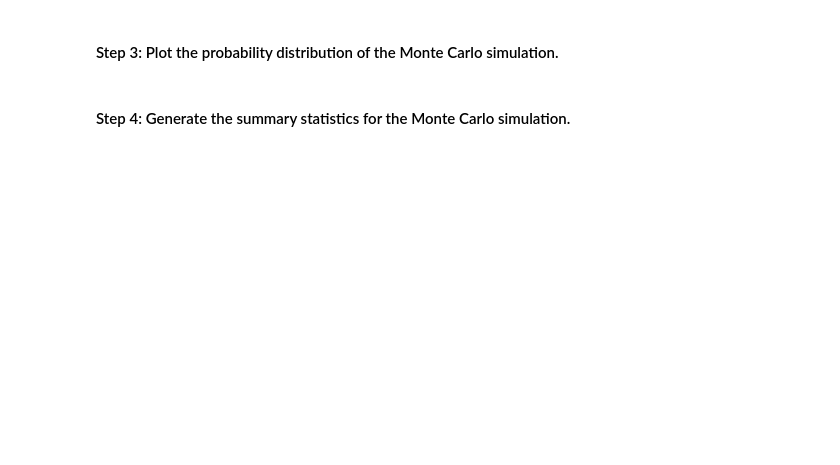
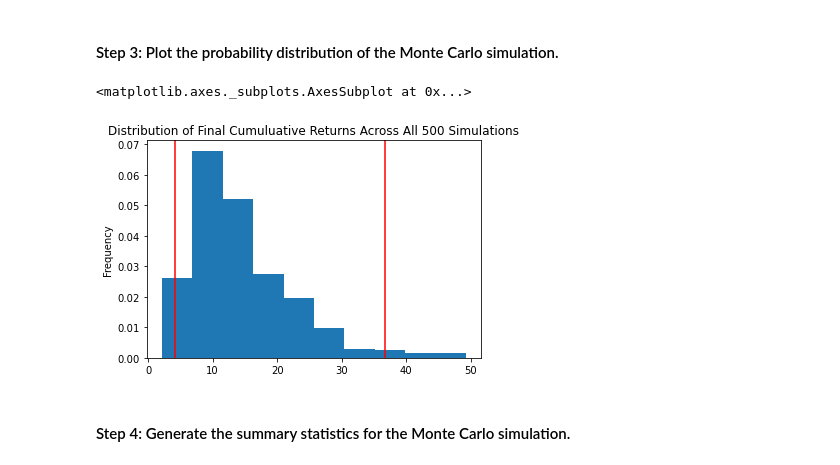
Before and after one commit to ZrowGz/uw-challenge-5, a Jupyter notebook: financial_planning_tools.ipynb, the cells around one changed output. Drawn from its saved outputs; the diff is of its cells as text; code cells hidden in the pictures; blank space fills up the shorter version.

```diff
--- a/financial_planning_tools.ipynb
+++ b/financial_planning_tools.ipynb
@@ -439,7 +544,10 @@ In this section, you’ll use the MCForecastTools library to create a Monte Carl
 # %%
 # Visualize the probability distribution of the 30-year Monte Carlo simulation
 # by plotting a histogram
-# YOUR CODE HERE
+MC_30yr_6040.plot_distribution()
+# %% [output]
+<matplotlib.axes._subplots.AxesSubplot at 0x...>
+[figure, added]
 # %% [markdown]
 #### Step 4: Generate the summary statistics for the Monte Carlo simulation.
 # %%
```
Also changed, not shown: parts of 24 cells of this notebook.
